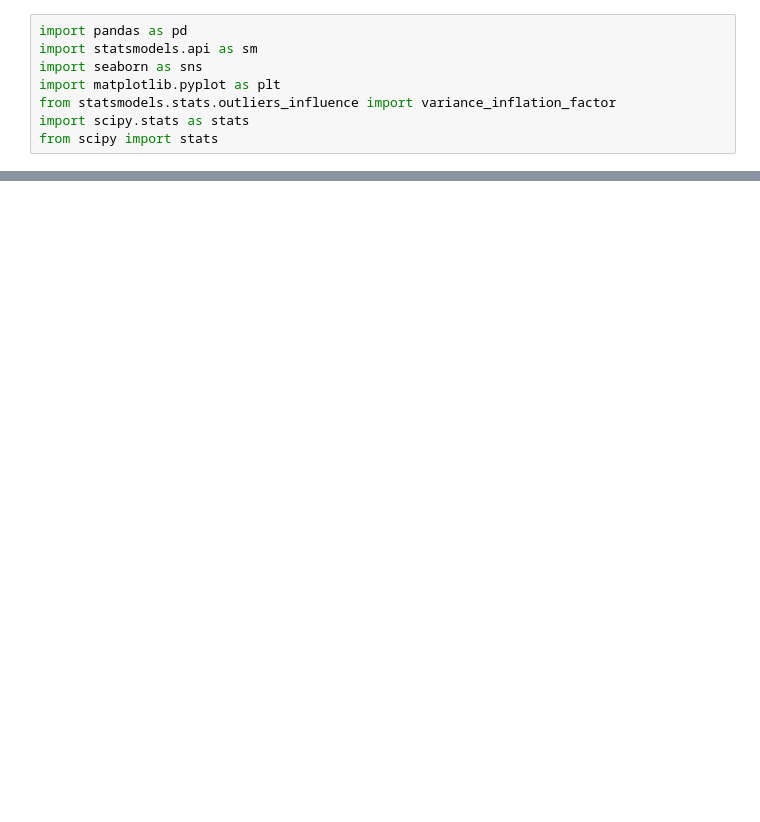
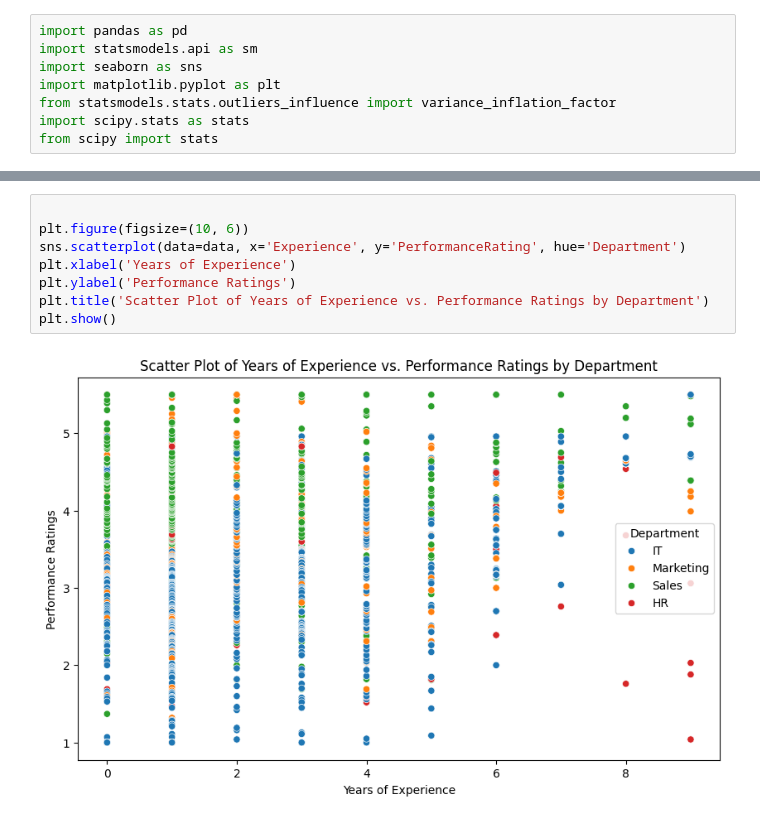
Before and after one commit to roccomilicic/DataAnalysisGroupAssignment, a Jupyter notebook: dataAnalysisGroupAssignment.ipynb, the cells around one changed output, grey strips where cells are left out. Cells and saved outputs as stored; diff of their text form; blank space fills up the shorter version.

```diff
--- a/dataAnalysisGroupAssignment.ipynb
+++ b/dataAnalysisGroupAssignment.ipynb
@@ -49,0 +26,10 @@ Note: you may need to restart the kernel to use updated packages.
+# %%
+
+plt.figure(figsize=(10, 6))
+sns.scatterplot(data=data, x='Experience', y='PerformanceRating', hue='Department')
+plt.xlabel('Years of Experience')
+plt.ylabel('Performance Ratings')
+plt.title('Scatter Plot of Years of Experience vs. Performance Ratings by Department')
+plt.show()
+# %% [output]
+[figure, added]
```
Also changed, not shown: parts of 2 cells of this notebook.
